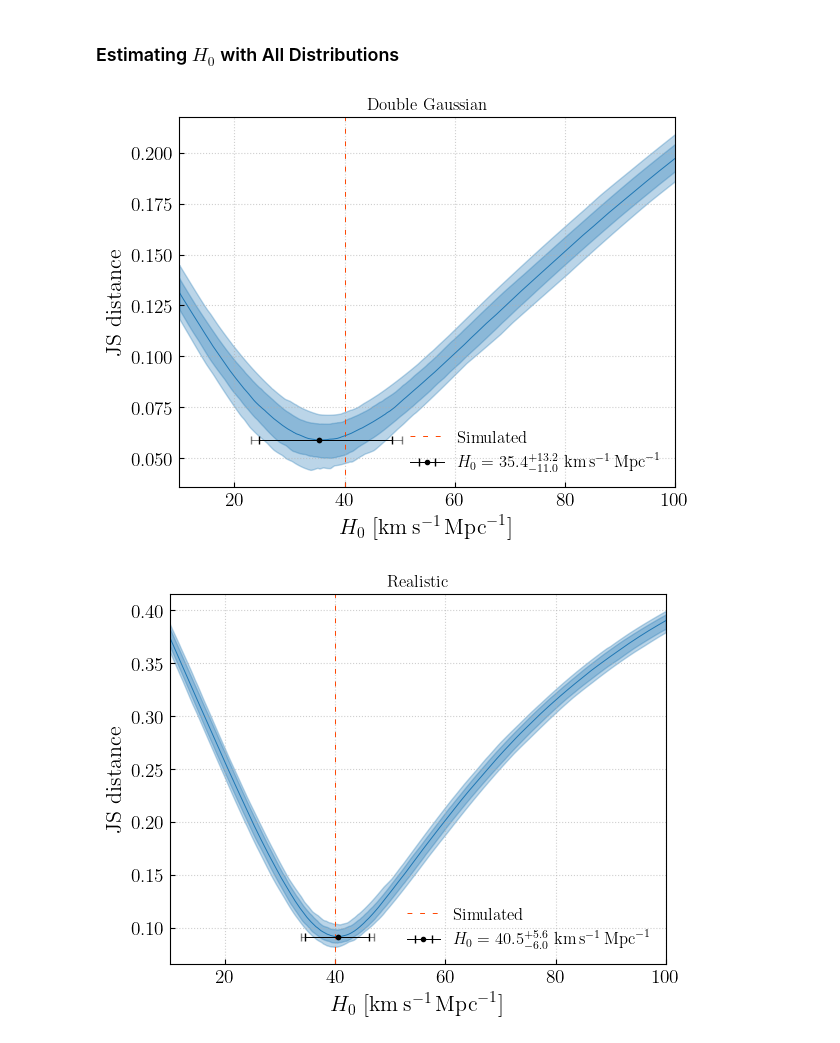
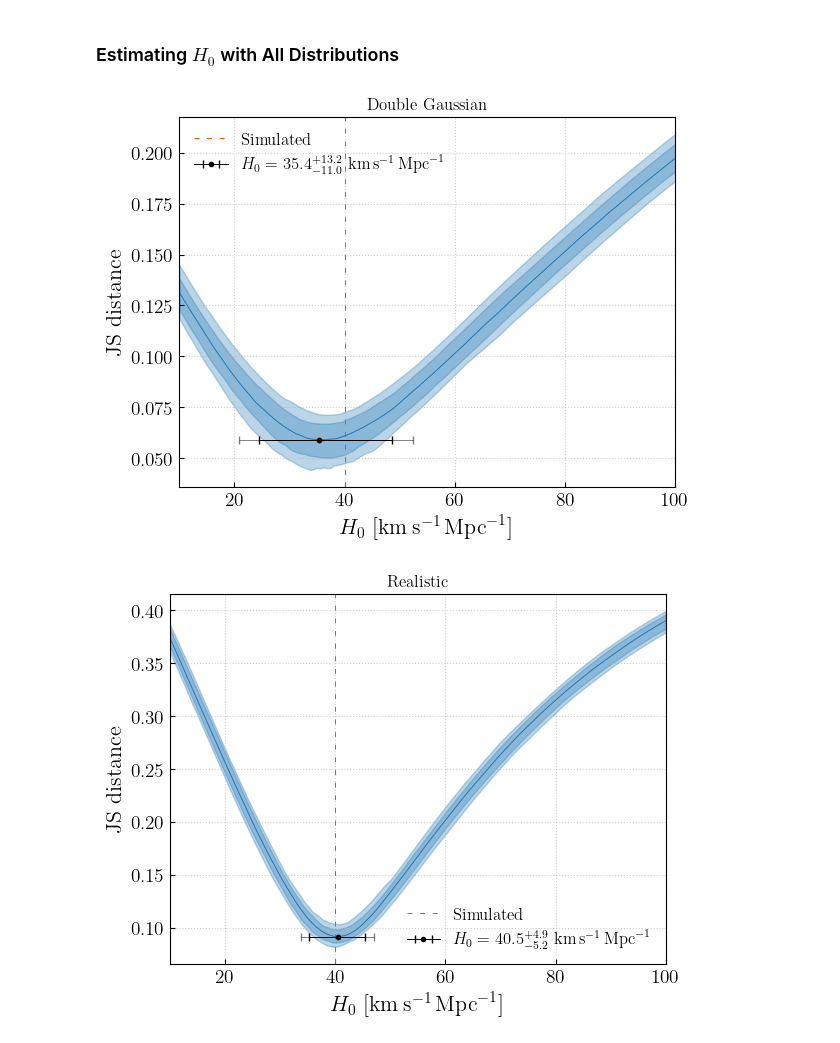
Before and after one commit to thomasckng/population_analysis, a Jupyter notebook: H0_test/inference.ipynb, the cells around one changed output. Cells and saved outputs as stored; diff of their text form; code cells hidden in the pictures.

```diff
--- a/H0_test/inference.ipynb
+++ b/H0_test/inference.ipynb
@@ -248,13 +248,15 @@ plt.fill_between(H0, percs_double_gaussian[0], percs_double_gaussian[-1], alpha=
 plt.fill_between(H0, percs_double_gaussian[1], percs_double_gaussian[-2], alpha=0.3, color='C0')
 plt.plot(H0, percs_double_gaussian[2], color='C0')
 
+# Point Estimate
+H0_double_gaussian = H0[np.argmin(percs_double_gaussian[2])]
+
 # 90% CI
 jsd_upper_bound = percs_double_gaussian[4].min()
 jsd_upper_bound_index = np.argmin(percs_double_gaussian[4])
-bool_array = percs_double_gaussian[1]>jsd_upper_bound
+bool_array = percs_double_gaussian[0]>jsd_upper_bound
 lower_bound = np.where((bool_array)[1:jsd_upper_bound_index])[0][-1]
-upper_bound = np.where((bool_array)[jsd_upper_bound_index:])[0][0]+jsd_upper_bound_index
-H0_double_gaussian = H0[np.argmin(percs_double_gaussian[2])]
+upper_bound = np.where((bool_array)[jsd_upper_bound_index:])[0][0] + jsd_upper_bound_index
 plt.errorbar(H0_double_gaussian, percs_double_gaussian[2].min(), xerr=[[H0_double_gaussian-H0[lower_bound]], [H0[upper_bound]-H0_double_gaussian]],
              color='k', capsize=3, marker='o', markersize=3, alpha = 0.5)
 # 68% CI
@@ -262,8 +264,7 @@ jsd_upper_bound = percs_double_gaussian[3].min()
 jsd_upper_bound_index = np.argmin(percs_double_gaussian[3])
 bool_array = percs_double_gaussian[1]>jsd_upper_bound
 lower_bound = np.where((bool_array)[1:jsd_upper_bound_index])[0][-2]
-upper_bound = np.where((bool_array)[jsd_upper_bound_index:])[0][1]+jsd_upper_bound_index
-H0_double_gaussian = H0[np.argmin(percs_double_gaussian[2])]
+upper_bound = np.where((bool_array)[jsd_upper_bound_index:])[0][1] + jsd_upper_bound_index
 plt.errorbar(H0_double_gaussian, percs_double_gaussian[2].min(), xerr=[[H0_double_gaussian-H0[lower_bound]], [H0[upper_bound]-H0_double_gaussian]],
              color='k', capsize=3, marker='o', markersize=3,
              label = '$H_0 = '+str(f'{H0_double_gaussian:.1f}')+'^{+'+str(f'{H0[upper_bound]-H0_double_gaussian:.1f}')+'}_{-'+str(f'{H0_double_gaussian-H0[lower_bound]:.1f}')+'}\ \mathrm{km}\,\mathrm{s}^{-1}\,\mathrm{Mpc}^{-1}$')
@@ -275,38 +276,40 @@ plt.title('$\mathrm{Double\ Gaussian}$')
 plt.legend(loc = 0)
 plt.show()
 
+
 percs_realistic = np.percentile(realistic_jsd, [5, 16, 50, 84, 95], axis=0)
 plt.axvline(40, lw = 0.7, ls = '--', dashes=(5, 8), c = 'orangered', label = '$\\mathrm{Simulated}$')
 plt.fill_between(H0, percs_realistic[0], percs_realistic[-1], alpha=0.3, color='C0')
 plt.fill_between(H0, percs_realistic[1], percs_realistic[-2], alpha=0.3, color='C0')
 plt.plot(H0, percs_realistic[2], color='C0')
 
+# Point Estimate
+H0_realistic = H0[np.argmin(percs_realistic[2])]
+
 # 90% CI
 jsd_upper_bound = percs_realistic[4].min()
 jsd_upper_bound_index = np.argmin(percs_realistic[4])
 bool_array = percs_realistic[0]>jsd_upper_bound
 lower_bound = np.where((bool_array)[0:jsd_upper_bound_index])[0][-1]
-upper_bound = np.where((bool_array)[jsd_upper_bound_index:])[0][0]+jsd_upper_bound_index
-H0_realistic = H0[np.argmin(percs_realistic[2])]
+upper_bound = np.where((bool_array)[jsd_upper_bound_index:])[0][0] + jsd_upper_bound_index
 plt.errorbar(H0_realistic, percs_realistic[2].min(), xerr=[[H0_realistic-H0[lower_bound]], [H0[upper_bound]-H0_realistic]],
              color='k', capsize=3, marker='o', markersize=3, alpha = 0.5)
 # 68% CI
 jsd_upper_bound = percs_realistic[3].min()
 jsd_upper_bound_index = np.argmin(percs_realistic[3])
-bool_array = percs_realistic[0]>jsd_upper_bound
+bool_array = percs_realistic[1]>jsd_upper_bound
 lower_bound = np.where((bool_array)[0:jsd_upper_bound_index])[0][-2]
-upper_bound = np.where((bool_array)[jsd_upper_bound_index:])[0][1]+jsd_upper_bound_index
-H0_realistic = H0[np.argmin(percs_realistic[2])]
+upper_bound = np.where((bool_array)[jsd_upper_bound_index:])[0][1] + jsd_upper_bound_index
 plt.errorbar(H0_realistic, percs_realistic[2].min(), xerr=[[H0_realistic-H0[lower_bound]], [H0[upper_bound]-H0_realistic]],
              color='k', capsize=3, marker='o', markersize=3,
              label = '$H_0 = '+str(f'{H0_realistic:.1f}')+'^{+'+str(f'{H0[upper_bound]-H0_realistic:.1f}')+'}_{-'+str(f'{H0_realistic-H0[lower_bound]:.1f}')+'}\ \mathrm{km}\,\mathrm{s}^{-1}\,\mathrm{Mpc}^{-1}$')
 
 plt.xlim(10,100)
 plt.xlabel('$H_0\ [\mathrm{km}\,\mathrm{s}^{-1}\,\mathrm{Mpc}^{-1}]$')
 plt.ylabel('$\mathrm{JS\ distance}$')
 plt.title('$\mathrm{Realistic}$')
 plt.legend(loc = 0)
 plt.show()
 # %% [output]
-[figure, old version]
+[figure, new version]
-[figure, old version]
+[figure, new version]
```
